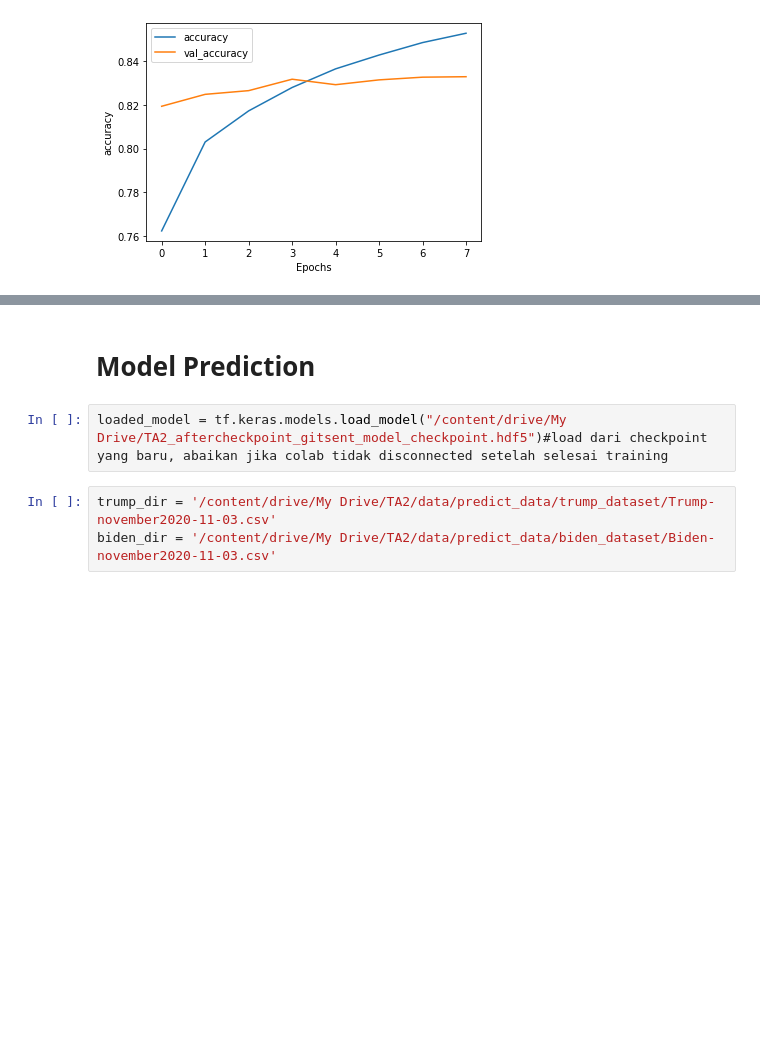
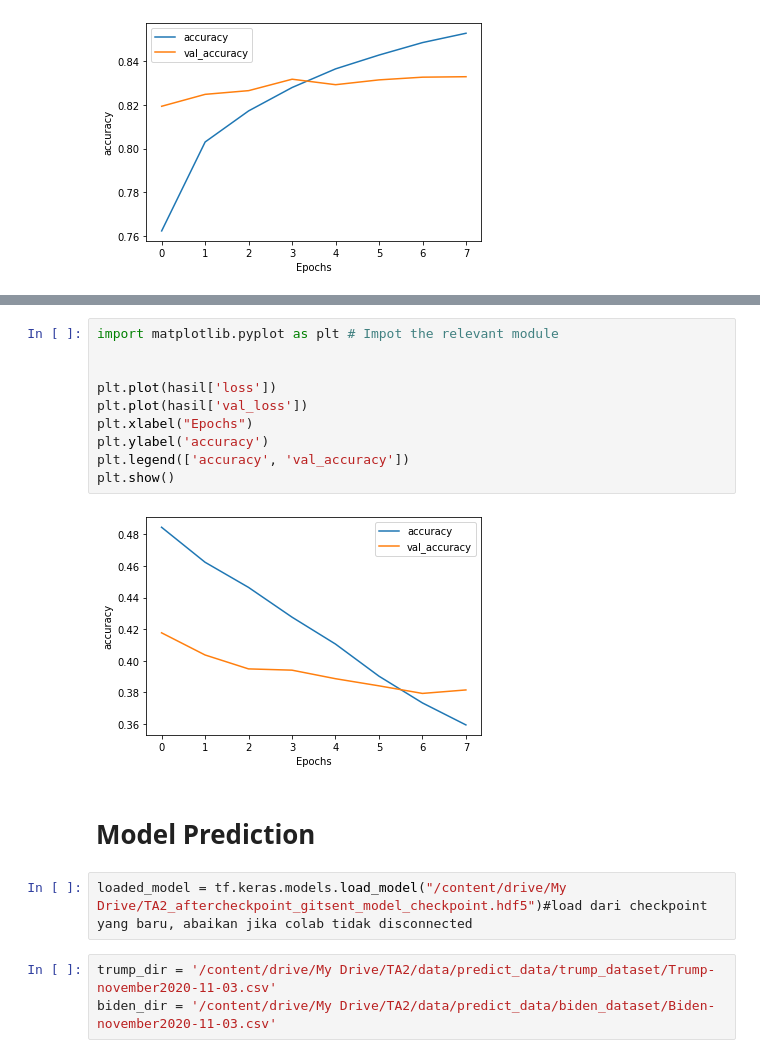
Before and after one commit to hreinaldy/election_sentiment_analysis, a Jupyter notebook: model/model.ipynb, the cells around one changed output, grey strips where cells are left out. Cells and saved outputs as stored; diff of their text form; blank space fills up the shorter version.

```diff
--- a/model/model.ipynb
+++ b/model/model.ipynb
@@ -277,7 +302,19 @@ plot_graphs(history,"accuracy")
+# %%
+import matplotlib.pyplot as plt # Impot the relevant module
+
+
+plt.plot(hasil['loss'])
+plt.plot(hasil['val_loss'])
+plt.xlabel("Epochs")
+plt.ylabel('accuracy')
+plt.legend(['accuracy', 'val_accuracy'])
+plt.show()
+# %% [output]
+[figure, added]
 # %% [markdown]
 # Model Prediction
 # %%
-loaded_model = tf.keras.models.load_model("/content/drive/My Drive/TA2_aftercheckpoint_gitsent_model_checkpoint.hdf5")#load dari checkpoint yang baru, abaikan jika colab tidak disconnected setelah selesai training
+loaded_model = tf.keras.models.load_model("/content/drive/My Drive/TA2_aftercheckpoint_gitsent_model_checkpoint.hdf5")#load dari checkpoint yang baru, abaikan jika colab tidak disconnected
 # %%
 trump_dir = '/content/drive/My Drive/TA2/data/predict_data/trump_dataset/Trump-november2020-11-03.csv'
 biden_dir = '/content/drive/My Drive/TA2/data/predict_data/biden_dataset/Biden-november2020-11-03.csv'
```
Also changed, not shown: parts of 24 cells of this notebook.
